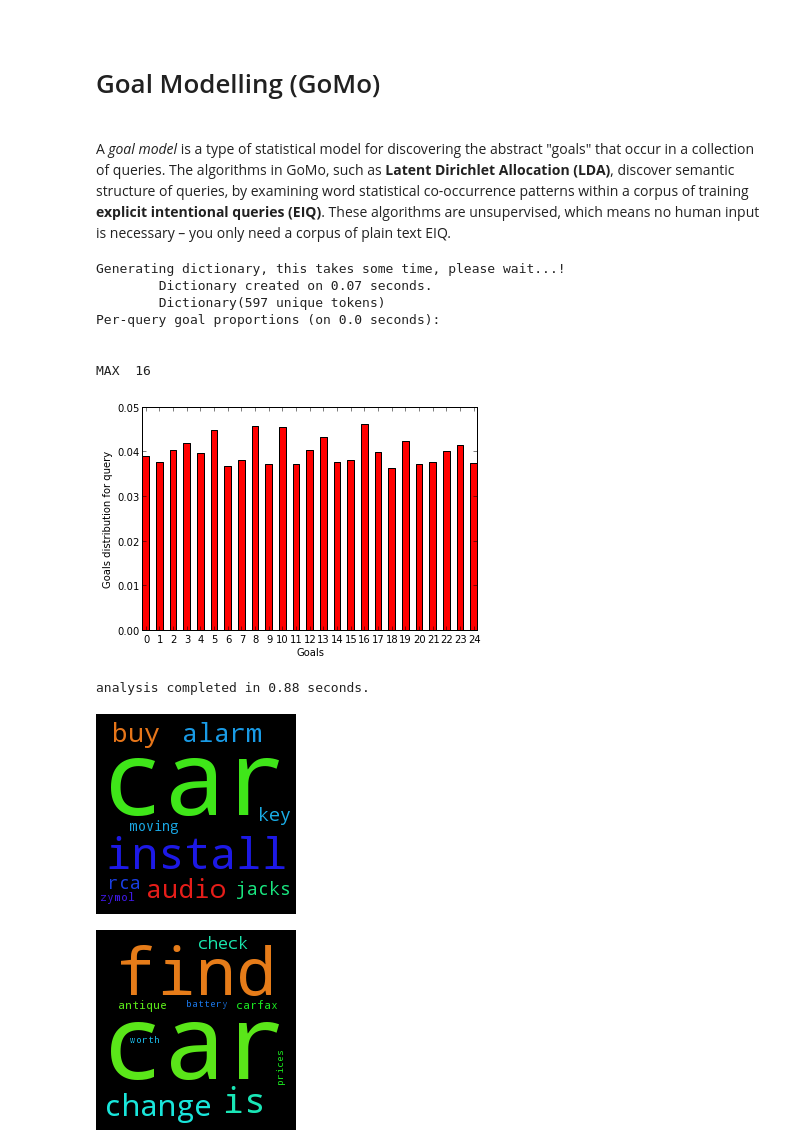
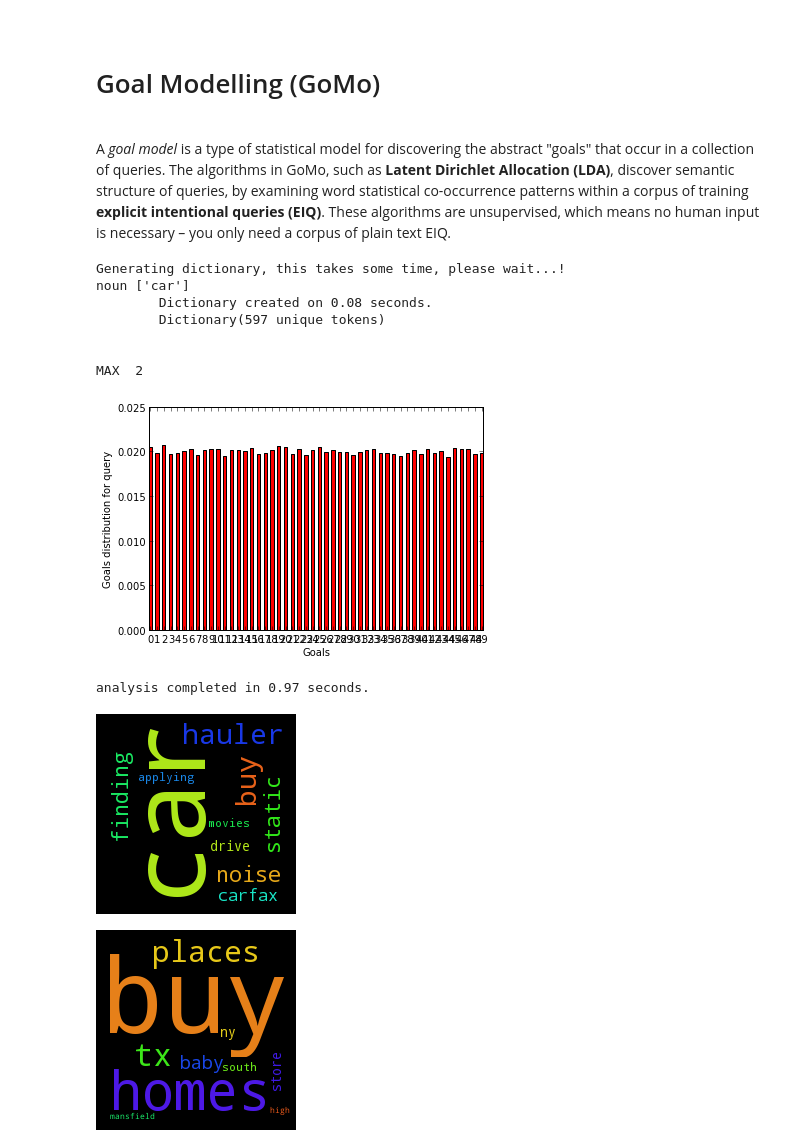
Before and after one commit to ljsou/QueryAnalyzer, a Jupyter notebook: UserQuery/Goals-QueryAnalizer.ipynb, the cells around one changed output. Drawn from its saved outputs; the diff is of its cells as text; code cells hidden in the pictures.

Commit message:
update model's parameters

```diff
--- a/UserQuery/Goals-QueryAnalizer.ipynb
+++ b/UserQuery/Goals-QueryAnalizer.ipynb
@@ -10,24 +10,25 @@ from os import path
 import wordcloud
 
 
+#query = "how to warm up your fish tank water"
 query = "car"
 
-num_topics = 25; alpha = 0.3; num_goals = 25
-image_path, lda_model = ge.goals(query, num_topics, alpha, num_goals)
+alpha = 0.4; num_goals = 50
+image_path, lda_model = ge.goals(query, num_goals, alpha)
 Image(filename= image_path + 'image.png')
 # %% [output]
 Generating dictionary, this takes some time, please wait...!
-        Dictionary created on 0.07 seconds.
+noun ['car']
+        Dictionary created on 0.08 seconds.
         Dictionary(597 unique tokens)
-Per-query goal proportions (on 0.0 seconds):
 
 
-MAX  16
+MAX  2
-[figure, old version]
+[figure, new version]
-analysis completed in 0.88 seconds.
+analysis completed in 0.97 seconds.
-[figure, old version]
+[figure, new version]
 # %%
-ge.draw_goal(lda_model,10)
+ge.draw_goal(lda_model,22)
 Image(filename= image_path + 'other_image.png')
 # %% [output]
-[figure, old version]
+[figure, new version]
```
Also changed, not shown: 4 other files.
